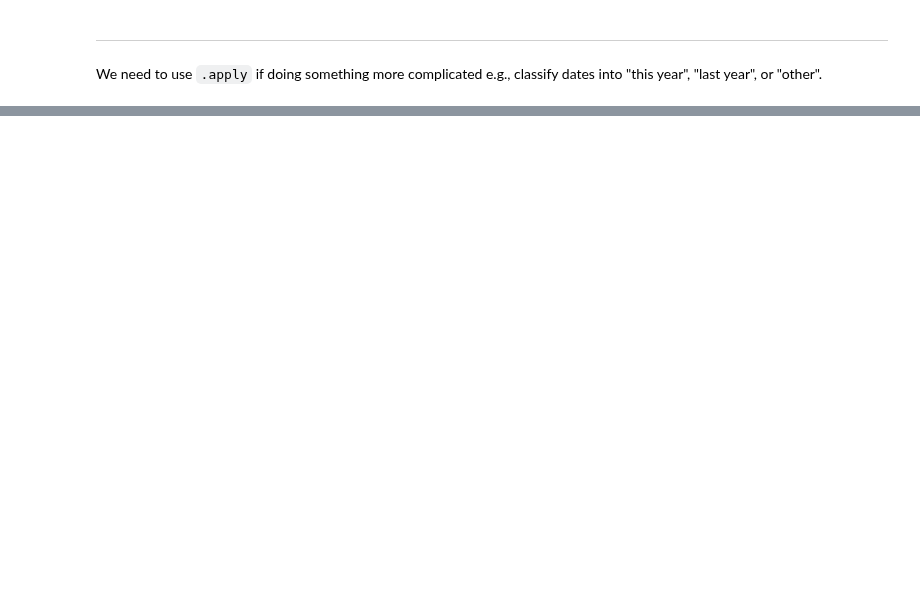
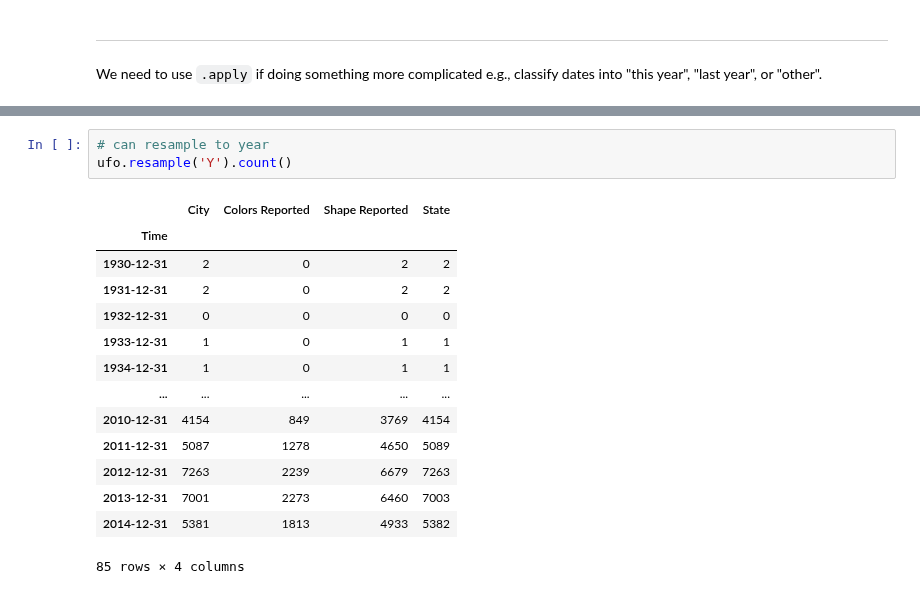
Before and after one commit to Eldave93/machine-learning-workbooks, a Jupyter notebook: 12-time-series/12_workbook.ipynb, the cells around one changed output, grey strips where cells are left out. Saved outputs shown, nothing was run; the diff lists cells and outputs as text; blank space fills up the shorter version.

```diff
--- a/12-time-series/12_workbook.ipynb
+++ b/12-time-series/12_workbook.ipynb
@@ -359,0 +651,18 @@ covid.date.apply(year_classifier)
+# %%
+# can resample to year
+ufo.resample('Y').count()
+# %% [output]
+|  | City | Colors Reported | Shape Reported | State |
+| Time |  |  |  |  |
+| 1930-12-31 | 2 | 0 | 2 | 2 |
+| 1931-12-31 | 2 | 0 | 2 | 2 |
+| 1932-12-31 | 0 | 0 | 0 | 0 |
+| 1933-12-31 | 1 | 0 | 1 | 1 |
+| 1934-12-31 | 1 | 0 | 1 | 1 |
+| ... | ... | ... | ... | ... |
+| 2010-12-31 | 4154 | 849 | 3769 | 4154 |
+| 2011-12-31 | 5087 | 1278 | 4650 | 5089 |
+| 2012-12-31 | 7263 | 2239 | 6679 | 7263 |
+| 2013-12-31 | 7001 | 2273 | 6460 | 7003 |
+| 2014-12-31 | 5381 | 1813 | 4933 | 5382 |
+85 rows × 4 columns
```
Also changed, not shown: parts of 53 cells of this notebook, 2 other files.
